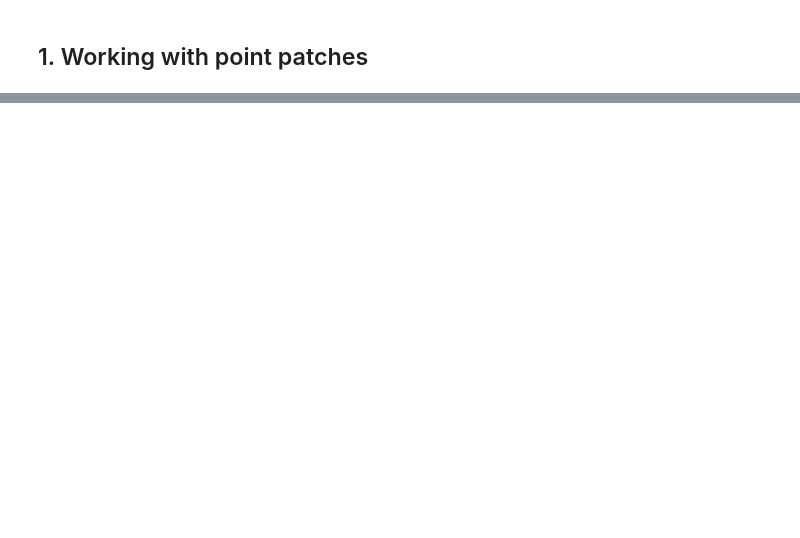
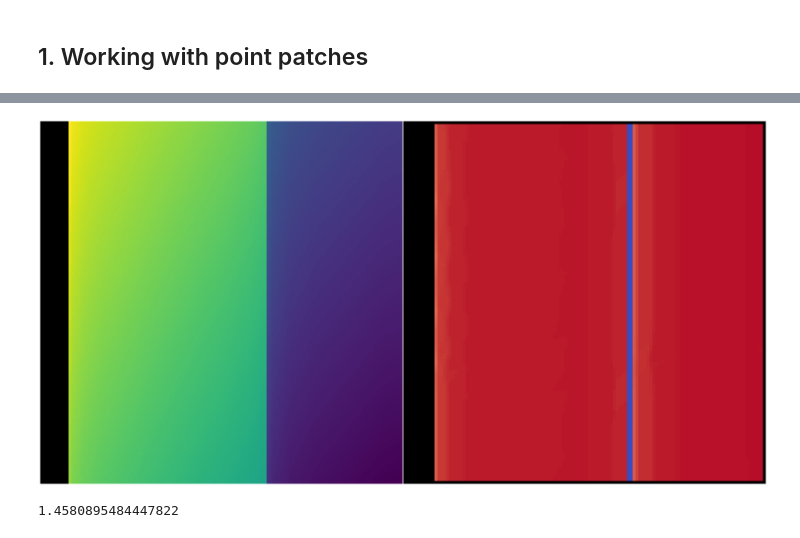
Before and after one commit to artonson/def, a Jupyter notebook: notebooks/annotation_images.ipynb, the cells around one changed output, grey strips where cells are left out. Cells and saved outputs as stored; diff of their text form; code cells hidden in the pictures; blank space fills up the shorter version.

```diff
--- a/notebooks/annotation_images.ipynb
+++ b/notebooks/annotation_images.ipynb
@@ -312,0 +397,12 @@ display_depth_sharpness(
+# %%
+display_depth_sharpness(
+    depth_images=[camera_to_display(image)],
+    sharpness_images=[s],
+    axes_size=(16, 16),
+)
+# %% [output]
+[figure, added]
+# %%
+s.max()
+# %% [output]
+1.4580895484447822
```
Also changed, not shown: parts of 25 cells of this notebook.
